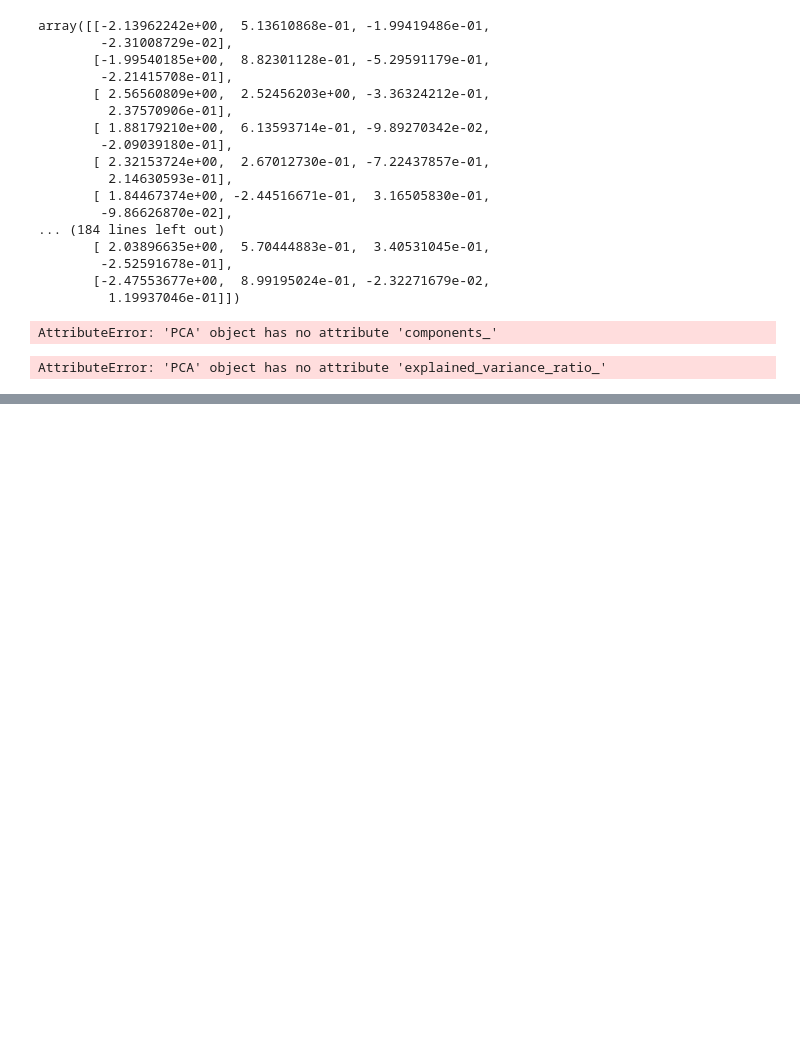
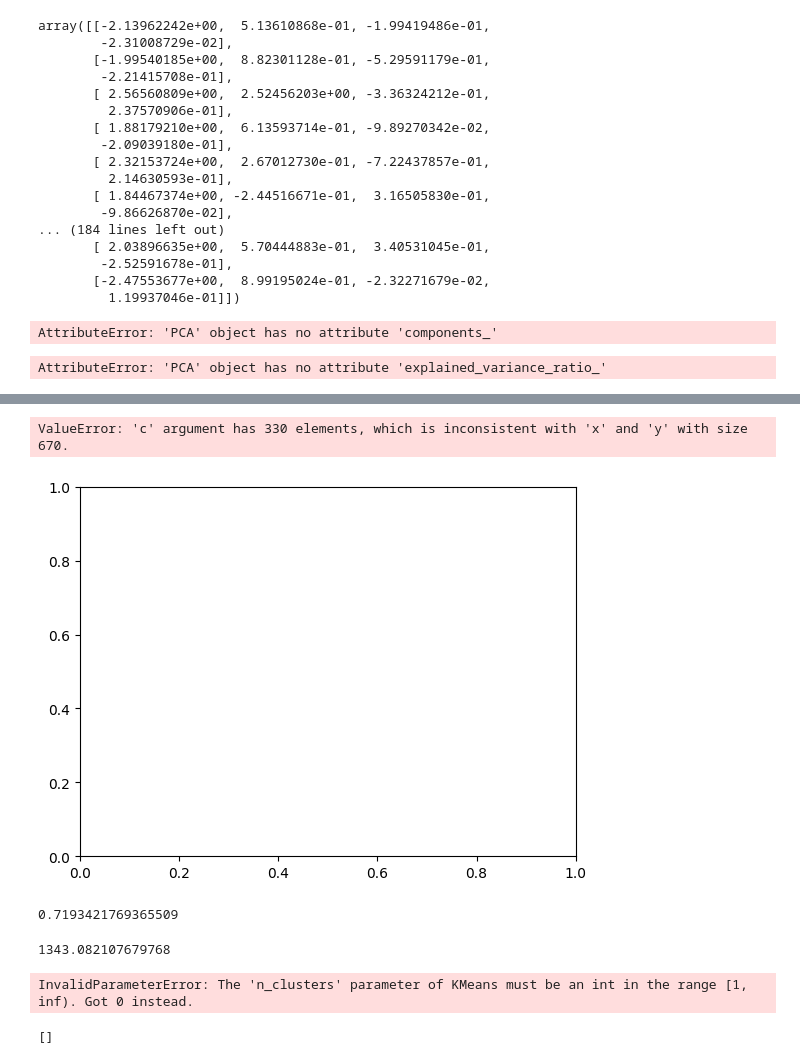
Before and after one commit to kalki81000/File-Handling, a Jupyter notebook: Untitled59.ipynb, the cells around one changed output, grey strips where cells are left out. Drawn from its saved outputs; the diff is of its cells as text; code cells hidden in the pictures; blank space fills up the shorter version.

```diff
--- a/Untitled59.ipynb
+++ b/Untitled59.ipynb
@@ -600,0 +630,4 @@ AttributeError: 'PCA' object has no attribute 'explained_variance_ratio_'
+# %%
+from sklearn.model_selection import train_test_split
+#split the data
+x_train , x_test , y_train , y_test = train_test_split(x,y , test_size = 0.33 , random_state=1)
@@ -600,0 +640,2 @@ AttributeError: 'PCA' object has no attribute 'explained_variance_ratio_'
+# %%
+kmeans = KMeans(n_clusters=3 )
@@ -600,0 +646,2 @@ AttributeError: 'PCA' object has no attribute 'explained_variance_ratio_'
+# %%
+y_labels = kmeans.predict(x_test)
@@ -600,0 +667,28 @@ AttributeError: 'PCA' object has no attribute 'explained_variance_ratio_'
+# %%
+plt.scatter(x_train[:,0] ,x_train[:,1] , c =y_labels)
+# %% [output]
+ValueError: 'c' argument has 330 elements, which is inconsistent with 'x' and 'y' with size 670.
+[figure, added]
+# %%
+#how better this clustreing model is
+from sklearn.metrics import silhouette_score
+silhouette_score(x_train , kmeans.labels_)#close to 1 we have made a better models
+# %% [output]
+0.7193421769365509
+# %%
+kmeans.inertia_
+# %% [output]
+1343.082107679768
+# %%
+#how to select k (centroid) >>elbow method
+wcss = []
+for k in range(10):
+    kmeans = KMeans(n_clusters = k)
+    kmeans.fit(x_train)
+    wcss.append(kmeans.inertia_)
+# %% [output]
+InvalidParameterError: The 'n_clusters' parameter of KMeans must be an int in the range [1, inf). Got 0 instead.
+# %%
+wcss # wcss is decresing
+# %% [output]
+[]
```
Also changed, not shown: parts of 15 cells of this notebook.
